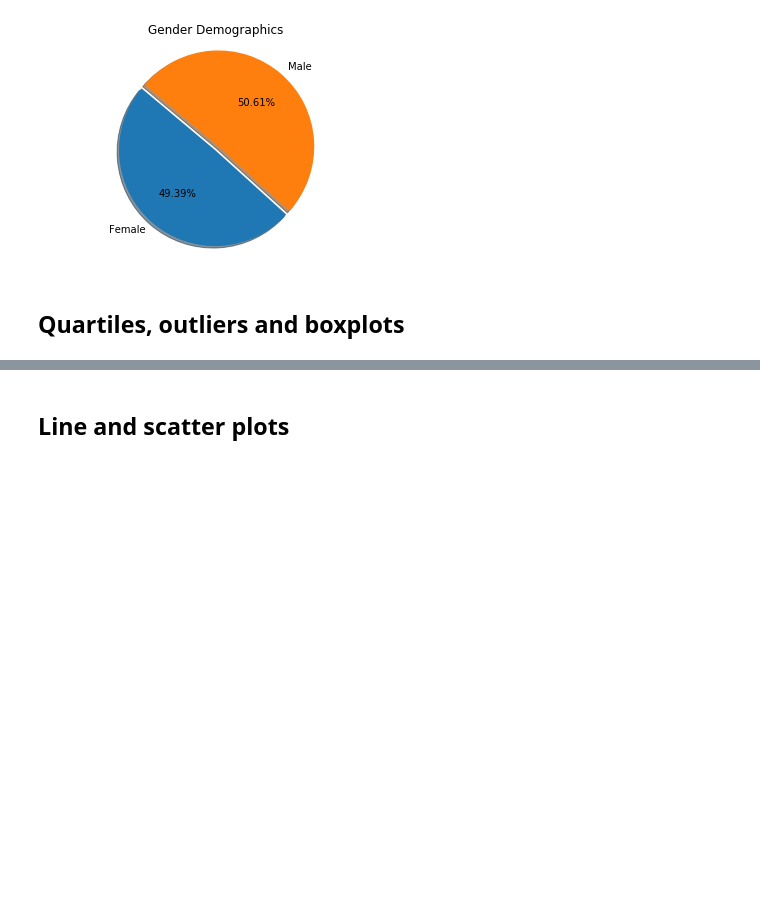
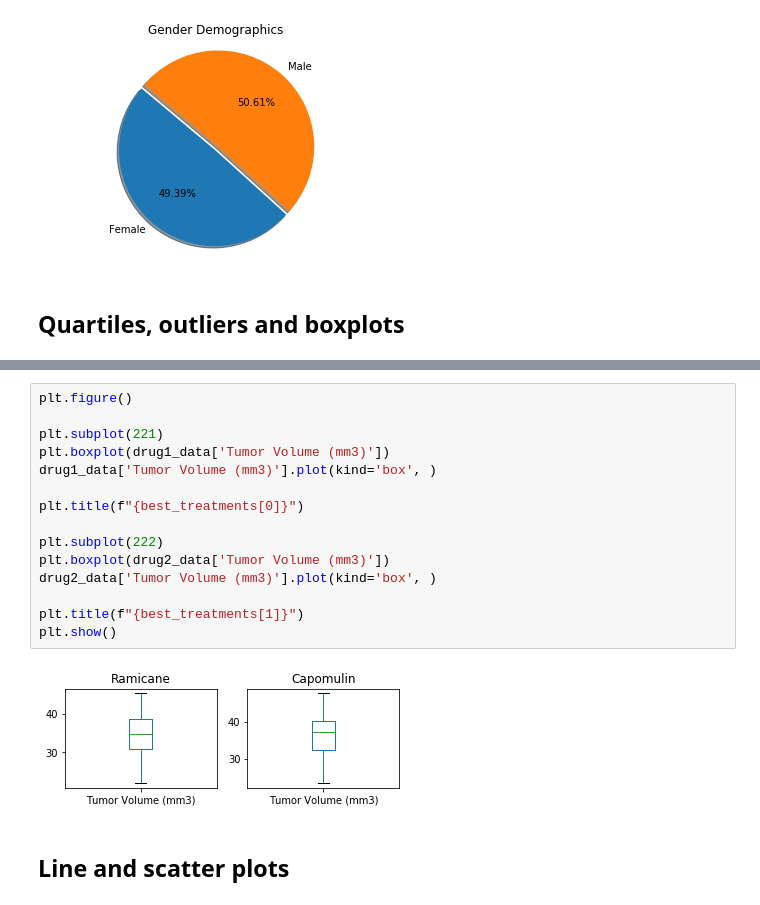
Before and after one commit to etumi/matplotlib-challenge, a Jupyter notebook: pymaceuticals_starter.ipynb, the cells around one changed output, grey strips where cells are left out. Cells and saved outputs as stored; diff of their text form; blank space fills up the shorter version.

```diff
--- a/pymaceuticals_starter.ipynb
+++ b/pymaceuticals_starter.ipynb
@@ -162,3 +245,20 @@ Ramicane, Capomulin, Propriva, Ceftamin
+# %%
+plt.figure()
+
+plt.subplot(221)
+plt.boxplot(drug1_data['Tumor Volume (mm3)'])
+drug1_data['Tumor Volume (mm3)'].plot(kind='box', )
+
+plt.title(f"{best_treatments[0]}")
+
+plt.subplot(222)
+plt.boxplot(drug2_data['Tumor Volume (mm3)'])
+drug2_data['Tumor Volume (mm3)'].plot(kind='box', )
+
+plt.title(f"{best_treatments[1]}")
+plt.show()
+# %% [output]
+[figure, added]
 # %% [markdown]
 ## Line and scatter plots
 # %%
```
Also changed, not shown: parts of 13 cells of this notebook.
